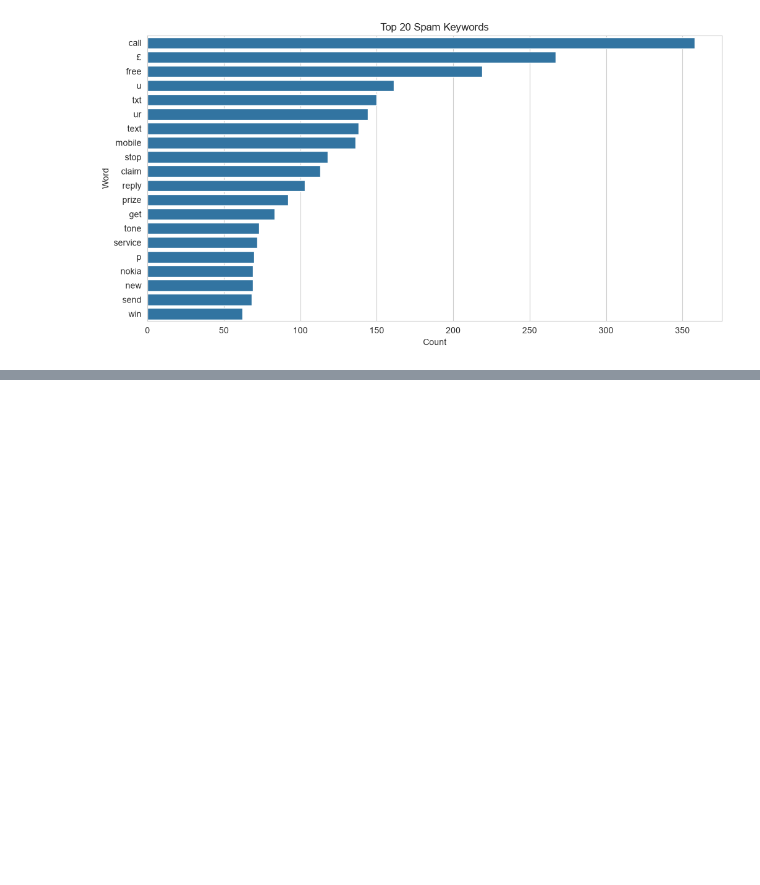
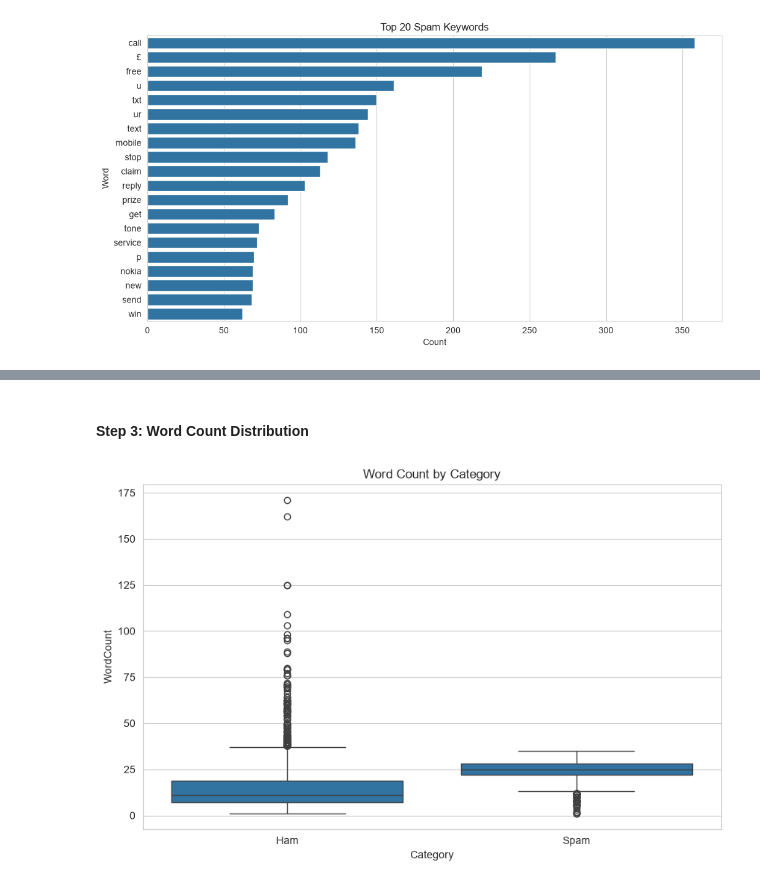
Before and after one commit to Abhilash0079/MachineLearningProjects, a Jupyter notebook: Email_Spam_Detection/notebooks/EDA.ipynb, the cells around one changed output, grey strips where cells are left out. Saved outputs shown, nothing was run; the diff lists cells and outputs as text; code cells hidden in the pictures; blank space fills up the shorter version.

```diff
--- a/Email_Spam_Detection/notebooks/EDA.ipynb
+++ b/Email_Spam_Detection/notebooks/EDA.ipynb
@@ -369,0 +398,14 @@ Strong spam indicators include:
+# %% [markdown]
+#### <b>Step 3: Word Count Distribution</b>
+# %%
+plt.figure(figsize=(10,6))
+sns.boxplot(
+    x='Category',
+    y='WordCount',
+    data=df
+)
+plt.xticks([0,1],['Ham','Spam'])
+plt.title("Word Count by Category")
+plt.show()
+# %% [output]
+[figure, added]
```
Also changed, not shown: parts of 46 cells of this notebook, 5 other files.
